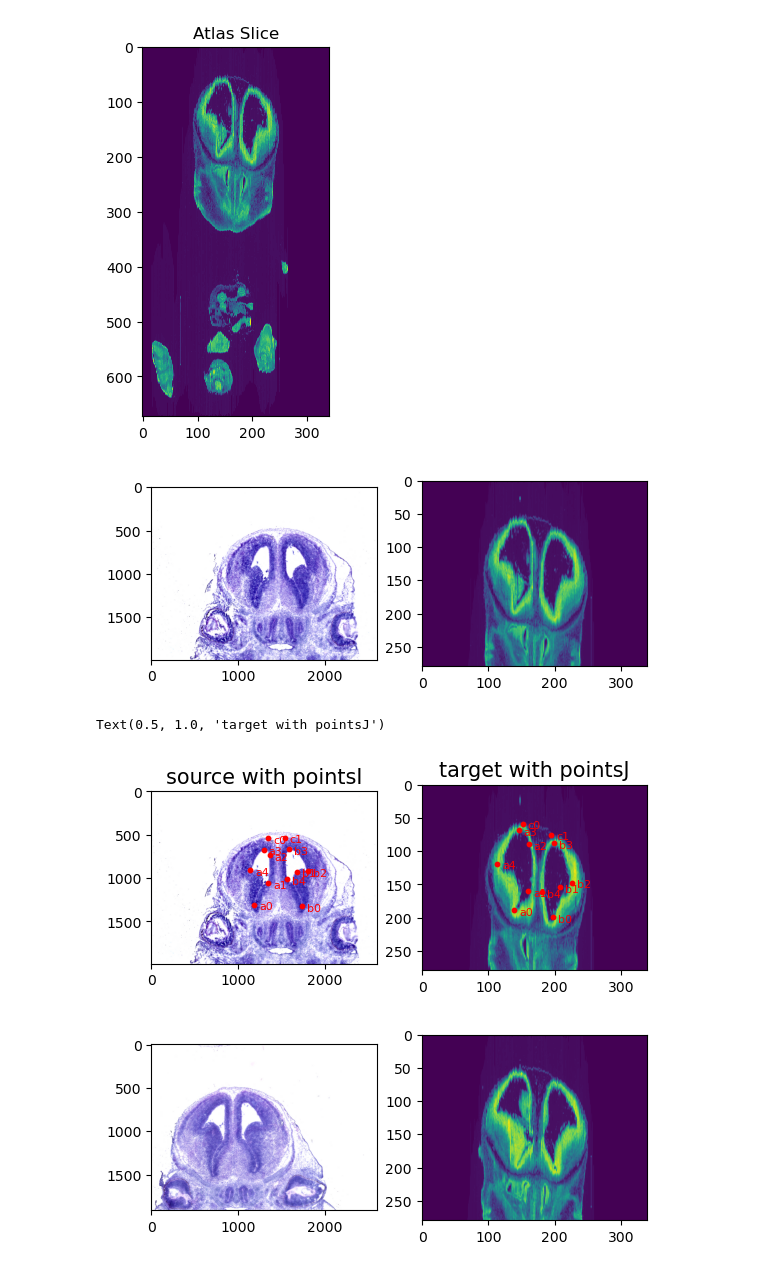
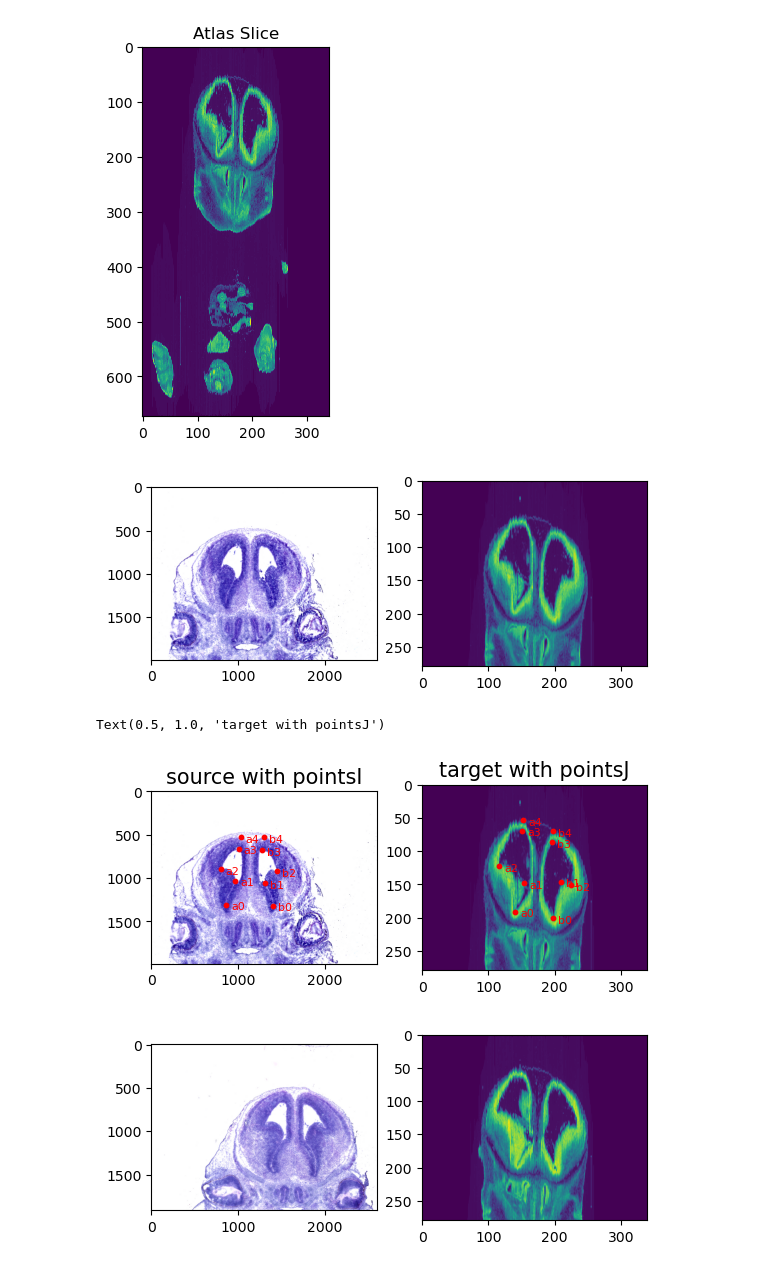
Before and after one commit to Albert-biorem/STalign, a Jupyter notebook: docs/notebooks/Scandal26_all.ipynb, the cells around one changed output. Cells and saved outputs as stored; diff of their text form; code cells hidden in the pictures.

```diff
--- a/docs/notebooks/Scandal26_all.ipynb
+++ b/docs/notebooks/Scandal26_all.ipynb
@@ -51,7 +51,7 @@ image_file = '../visium_data/sccanals26/A1_mod.jpg'
 V = plt.imread(image_file)
 Vnorm = STalign.normalize(V)
 I_A1 = Vnorm.transpose(2,0,1)
-I_A1=I_A1[0:200,1500:4200,400:3000]
+I_A1=np.flip(I_A1[0:200,1500:4200,400:3000],axis=2)
 YI= np.array(range(I_A1.shape[1]))*1.
 XI = np.array(range(I_A1.shape[2]))*1.
 fig,ax = plt.subplots(1,2)
@@ -60,18 +60,18 @@ extentI = STalign.extent_from_x((YI,XI))
 ax[0].imshow((I_A1.transpose(1,2,0).squeeze()), extent=extentI)
 ax[1].imshow((J[0:1].transpose(1,2,0).squeeze()), extent=extentJ)
 fig.canvas.draw()
-np.savez('../test/model_A1',x=XI,y=YI,I=I_A1)
-np.savez('../test/visum_A1', x=XJ,y=YJ,I=J[0:1])
+np.savez('../visium_data/sccanals26/model_A1_1',x=XI,y=YI,I=I_A1)
+np.savez('../visium_data/sccanals26/visum_A1_1', x=XJ,y=YJ,I=J[0:1])
 # %% [output]
-[figure, old version]
+[figure, new version]
 # %%
-pointsIlist_A1 = np.load('../test/model_A1_points.npy', allow_pickle=True).tolist()
-pointsJlist_A1 = np.load('../test/visum_A1_points.npy', allow_pickle=True).tolist()
+pointsIlist_A1 = np.load('../visium_data/sccanals26/model_A1_1_points.npy', allow_pickle=True).tolist()
+pointsJlist_A1 = np.load('../visium_data/sccanals26/visum_A1_1_points.npy', allow_pickle=True).tolist()
 pointsI_A1 = []
 pointsJ_A1 = []
 for i in pointsIlist_A1.keys():
     for j in range(len(pointsIlist_A1[i])):
-        pointsI_A1.append([pointsIlist_A1[i][j][1], pointsIlist_A1[i][j][0]])
+        pointsI_A1.append([pointsIlist_A1[i][j][1], (pointsIlist_A1[i][j][0])])
 for i in pointsJlist_A1.keys():
     for j in range(len(pointsJlist_A1[i])):
         pointsJ_A1.append([pointsJlist_A1[i][j][1], pointsJlist_A1[i][j][0]])
@@ -89,7 +89,7 @@ ax[0].scatter(pointsI_A1[:,1],pointsI_A1[:,0], c='red', s=10)
 ax[1].scatter(pointsJ_A1[:,1],pointsJ_A1[:,0], c='red', s=10)
 for i in pointsIlist_A1.keys():
     for j in range(len(pointsIlist_A1[i])):
-        ax[0].text(pointsIlist_A1[i][j][0], pointsIlist_A1[i][j][1],f'{i}{j}', c='red', transform=trans_offset_0, fontsize= 8)
+        ax[0].text((pointsIlist_A1[i][j][0]), pointsIlist_A1[i][j][1],f'{i}{j}', c='red', transform=trans_offset_0, fontsize= 8)
 for i in pointsJlist_A1.keys():
     for j in range(len(pointsJlist_A1[i])):
         ax[1].text(pointsJlist_A1[i][j][0], pointsJlist_A1[i][j][1],f'{i}{j}', c='red', transform=trans_offset_1, fontsize= 8)
@@ -98,26 +98,27 @@ ax[0].set_title('source with pointsI', fontsize=15)
 ax[1].set_title('target with pointsJ', fontsize=15)
 # %% [output]
 Text(0.5, 1.0, 'target with pointsJ')
-[figure, old version]
+[figure, new version]
 # %%
 slice = 230
 J = (A[slice][None] / np.mean(np.abs(A[slice]),keepdims=True)).astype(np.float64)
 J=J[:,:280,:]
 image_file = '../visium_data/sccanals26/B1_mod.jpg'
 V = plt.imread(image_file)
 Vnorm = STalign.normalize(V)
 I_B1 = Vnorm.transpose(2,0,1)
 I_B1=I_B1[0:200,1500:4200,400:3000]
+I_B1=np.flip(I_B1,axis=2)
 YI= np.array(range(I_B1.shape[1]))*1.
 XI = np.array(range(I_B1.shape[2]))*1.
 fig,ax = plt.subplots(1,2)
 extentJ = STalign.extent_from_x((YJ,XJ))
 extentI = STalign.extent_from_x((YI,XI))
 ax[0].imshow((I_B1.transpose(1,2,0).squeeze()), extent=extentI)
 ax[1].imshow((J[0:1].transpose(1,2,0).squeeze()), extent=extentJ)
 fig.canvas.draw()
-np.savez('../test/model_B1',x=XI,y=YI,I=I_B1)
-np.savez('../test/visum_B1', x=XJ,y=YJ,I=J[0:1])
+np.savez('../visium_data/sccanals26/model_B1_1',x=XI,y=YI,I=I_B1)
+np.savez('../visium_data/sccanals26/visum_B1_1', x=XJ,y=YJ,I=J[0:1])
 # %% [output]
-[figure, old version]
+[figure, new version]
 # %%
```
Also changed, not shown: parts of 5 cells of this notebook, 45 other files.
